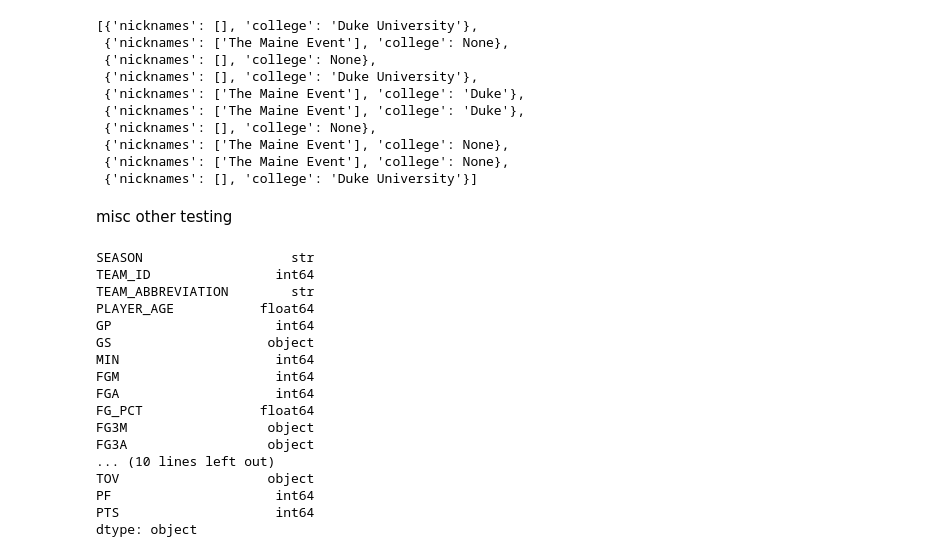
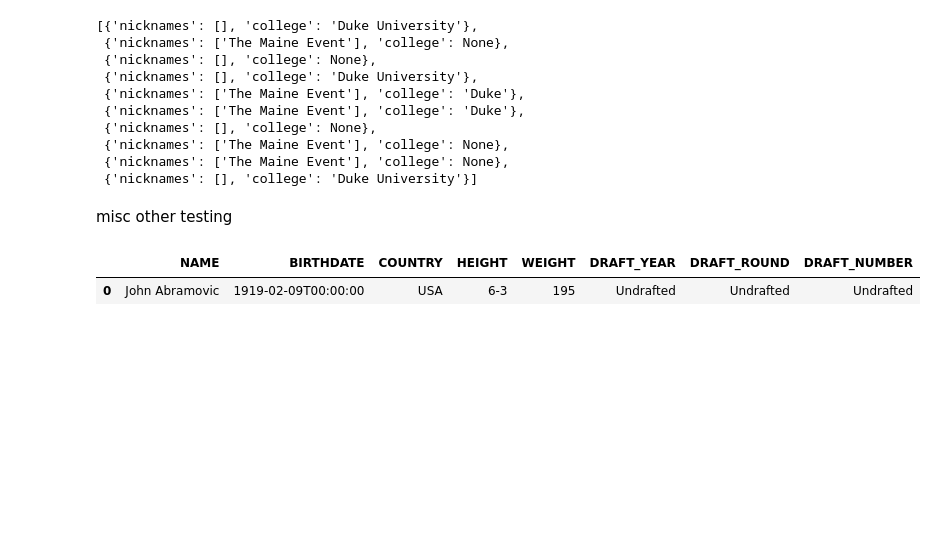
Before and after one commit to kingtusks/dagger, a Jupyter notebook: setup/test.ipynb, the cells around one changed output. Cells and saved outputs as stored; diff of their text form; code cells hidden in the pictures; blank space fills up the shorter version.

```diff
--- a/setup/test.ipynb
+++ b/setup/test.ipynb
@@ -125,6 +125,10 @@ def getPlayer(pid: int):
 
     info_df = info_df[needed_columns]
     info_df = info_df.rename({"DISPLAY_FIRST_LAST": "NAME"}, axis=1)
+
+    for col in ["DRAFT_YEAR", "DRAFT_ROUND", "DRAFT_NUMBER"]:
+        info_df[col] = info_df[col].apply(lambda x: int(x) if str(x).isdigit() else None)
+
     return info_df
 
 bron_id = 2544
@@ -147,9 +151,9 @@ pinfo = models.Player(
     birthdate = datetime.fromisoformat(info_df["BIRTHDATE"].iloc[0]).date(),
     height = to_CM(info_df["HEIGHT"].iloc[0]),
     weight = int(info_df["WEIGHT"].iloc[0]),
-    draft_year = int(info_df["DRAFT_YEAR"].iloc[0]),
-    draft_round = int(info_df["DRAFT_ROUND"].iloc[0]),
-    draft_pick = int(info_df["DRAFT_NUMBER"].iloc[0]),
+    draft_year = int(info_df["DRAFT_YEAR"].iloc[0]) if info_df["DRAFT_YEAR"].iloc[0] else 0,
+    draft_round = int(info_df["DRAFT_ROUND"].iloc[0]) if info_df["DRAFT_ROUND"].iloc[0] else 0,
+    draft_pick = int(info_df["DRAFT_NUMBER"].iloc[0]) if info_df["DRAFT_NUMBER"].iloc[0] else 0,
 )
 
 #db.rollback()
@@ -478,23 +502,8 @@ history
 # %% [markdown]
 misc other testing
 # %%
-data = formatSeasonStats(76006)[0]
-data.dtypes
+data = getPlayer(76007)
+data
 # %% [output]
-SEASON                   str
-TEAM_ID                int64
-TEAM_ABBREVIATION        str
-PLAYER_AGE           float64
-GP                     int64
-GS                    object
-MIN                    int64
-FGM                    int64
-FGA                    int64
-FG_PCT               float64
-FG3M                  object
-FG3A                  object
-... (10 lines left out)
-TOV                   object
-PF                     int64
-PTS                    int64
-dtype: object
+|  | NAME | BIRTHDATE | COUNTRY | HEIGHT | WEIGHT | DRAFT_YEAR | DRAFT_ROUND | DRAFT_NUMBER |
+| 0 | John Abramovic | 1919-02-09T00:00:00 | USA | 6-3 | 195 | Undrafted | Undrafted | Undrafted |
```
Also changed, not shown: parts of 1 cell of this notebook, 2 other files.
